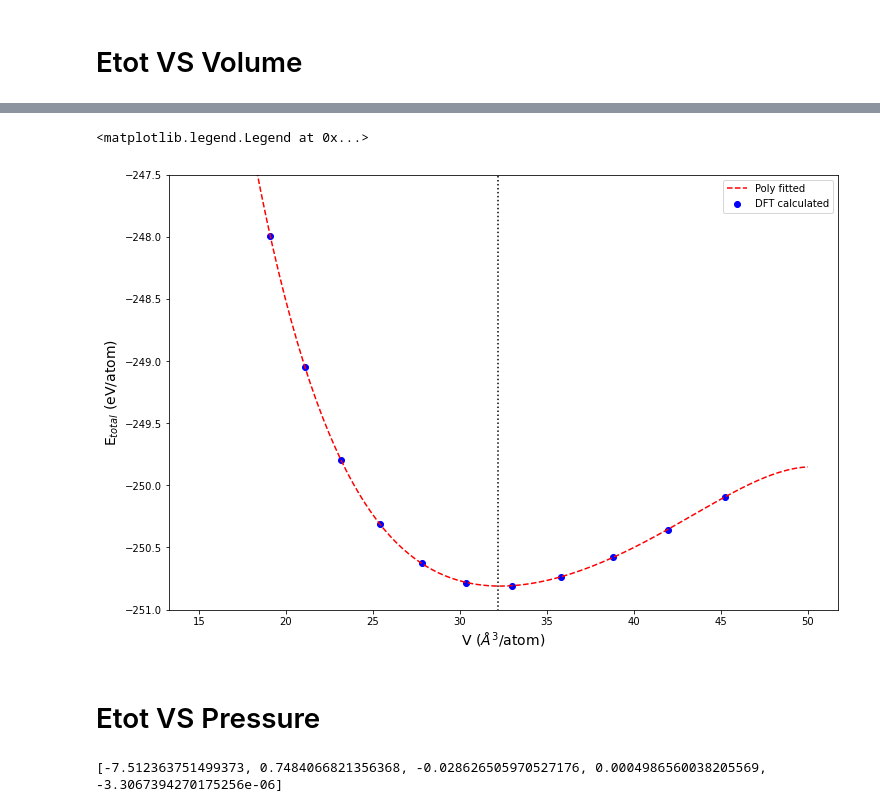
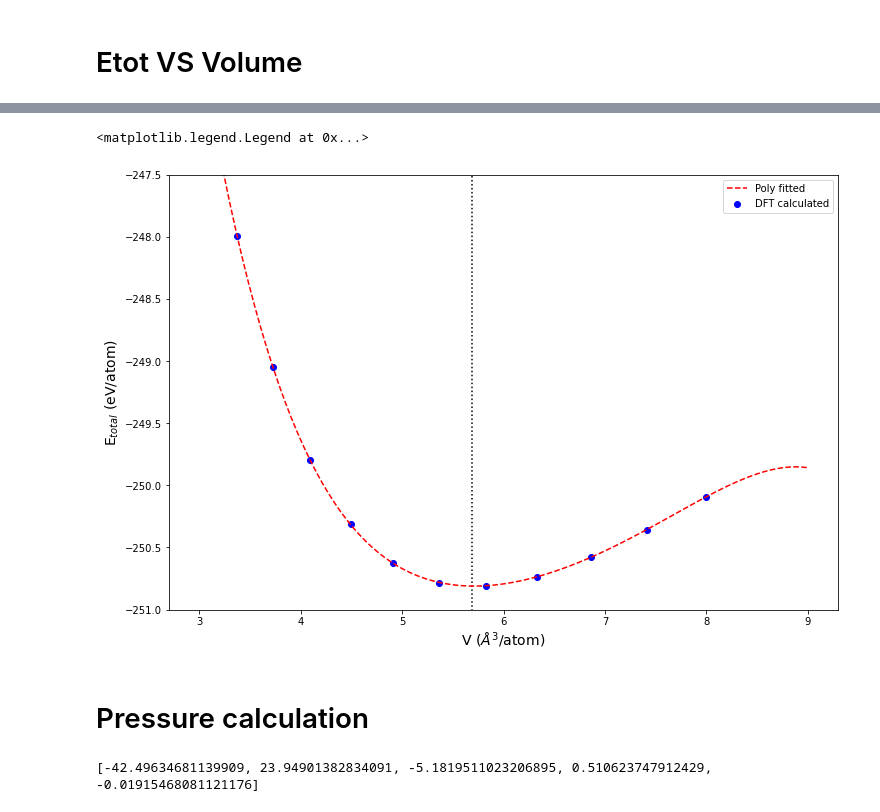
Before and after one commit to ChayanonAtthapak/DFT_workshop, a Jupyter notebook: 2) Diamond_at_high_pressure/DM_high_P/Structures_at_highP.ipynb, the cells around one changed output, grey strips where cells are left out. Drawn from its saved outputs; the diff is of its cells as text; code cells hidden in the pictures.

```diff
--- a/2) Diamond_at_high_pressure/DM_high_P/Structures_at_highP.ipynb
+++ b/2) Diamond_at_high_pressure/DM_high_P/Structures_at_highP.ipynb
@@ -9,7 +9,7 @@ from sklearn.metrics import r2_score, mean_absolute_error
 # Etot VS a
 # %%
 Etot_1 = pd.read_table("../DM_high_P/Etot", delimiter=" ", header=None)
-Etot_high_P = pd.DataFrame({'a' : [i/10 for i in range(30,41,1)], 'Etot (Ry)' : Etot_1[24].to_list(), 'Etot (eV/atom)' : [i*13.606/2 for i in Etot_1[24].to_list()]})
+Etot_high_P = pd.DataFrame({'a (A)' : [i/10 for i in range(30,41,1)], 'Etot (Ry)' : Etot_1[24].to_list(), 'Etot (eV/atom)' : [i*13.606/2 for i in Etot_1[24].to_list()]})
 Etot_high_P
 # %% [output]
 |  | a | Etot (Ry) | Etot (eV/atom) |
@@ -39,7 +39,7 @@ plt.ylim(-251,-247.5)
 # %% [markdown]
 # Etot VS Volume
 # %%
-Etot_high_P.insert(1, "V (A^3/atom)", np.power((Etot_high_P["a"]*np.sqrt(2)),3)/4, True)
+Etot_high_P.insert(1, "V (A^3/atom)", np.power(Etot_high_P["a"],3)/8, True)
 Etot_high_P
 # %% [output]
 |  | a | V (A^3/atom) | Etot (Ry) | Etot (eV/atom) |
@@ -69,6 +71,6 @@ plt.ylim(-251,-247.5)
 # %%
 poly = np.poly1d(np.polyfit(Etot_high_P['V (A^3/atom)'], Etot_high_P["Etot (eV/atom)"], 5))
-poly_line = np.linspace(15, 50, 100)
+poly_line = np.linspace(3, 9, 100)
 print(poly)
 print('R2: ',r2_score(Etot_high_P["Etot (eV/atom)"], poly(Etot_high_P['V (A^3/atom)'])))
 print('MAE: ',mean_absolute_error(Etot_high_P["Etot (eV/atom)"], poly(Etot_high_P['V (A^3/atom)']))*1000,'meV/atom')
@@ -80,24 +82,24 @@ MAE:  2.248432575188727 meV/atom
 # %%
 fig = plt.figure(figsize=(12,8))
 
 plt.scatter(Etot_high_P['V (A^3/atom)'],Etot_high_P["Etot (eV/atom)"],color='b',label='DFT calculated')
 plt.plot(poly_line,poly(poly_line),'r--',label='Poly fitted')
 plt.xlabel('V ($\AA^3$/atom)',size=14)
 plt.ylabel('E$_{total}$ (eV/atom)',size=14)
-plt.vlines(np.power((3.57*np.sqrt(2)),3)/4,-252,-247,color='k',linestyles=':')
+plt.vlines(np.power(3.57,3)/8,-252,-247,color='k',linestyles=':')
 
 plt.ylim(-251,-247.5)
 plt.legend()
 # %% [output]
 <matplotlib.legend.Legend at 0x...>
-[figure, old version]
+[figure, new version]
 # %% [markdown]
-# Etot VS Pressure
+# Pressure calculation
 # %%
 deriv_poly = [poly[i] * i for i in range(1, len(poly)+1)]
 print(deriv_poly)
 # %% [output]
-[-7.512363751499373, 0.7484066821356368, -0.028626505970527176, 0.0004986560038205569, -3.3067394270175256e-06]
+[-42.49634681139909, 23.94901382834091, -5.1819511023206895, 0.510623747912429, -0.01915468081121176]
 # %%
 def P_from_deriv_poly_eq(deriv_poly,V):
     return -(deriv_poly[0]+deriv_poly[1]*V+deriv_poly[2]*np.power(V,2)+deriv_poly[3]*np.power(V,3)+deriv_poly[4]*np.power(V,4))*1.602*np.power(10,2)
```
Also changed, not shown: parts of 13 cells of this notebook.
